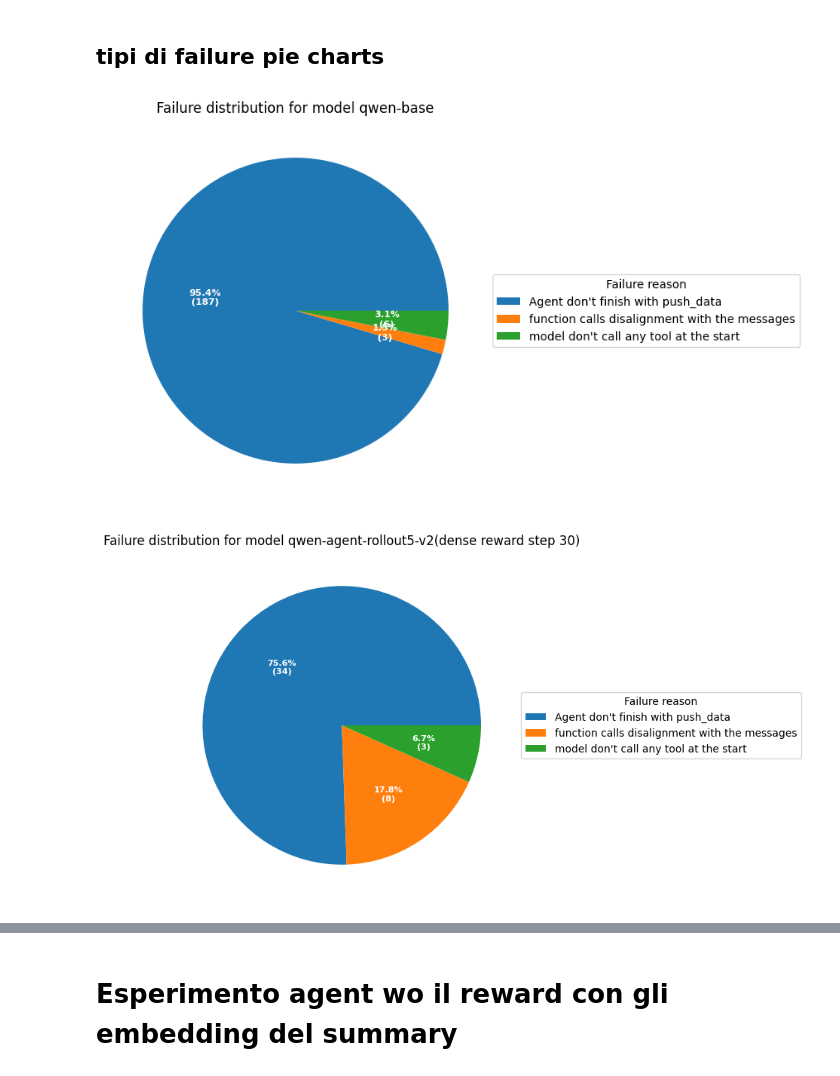
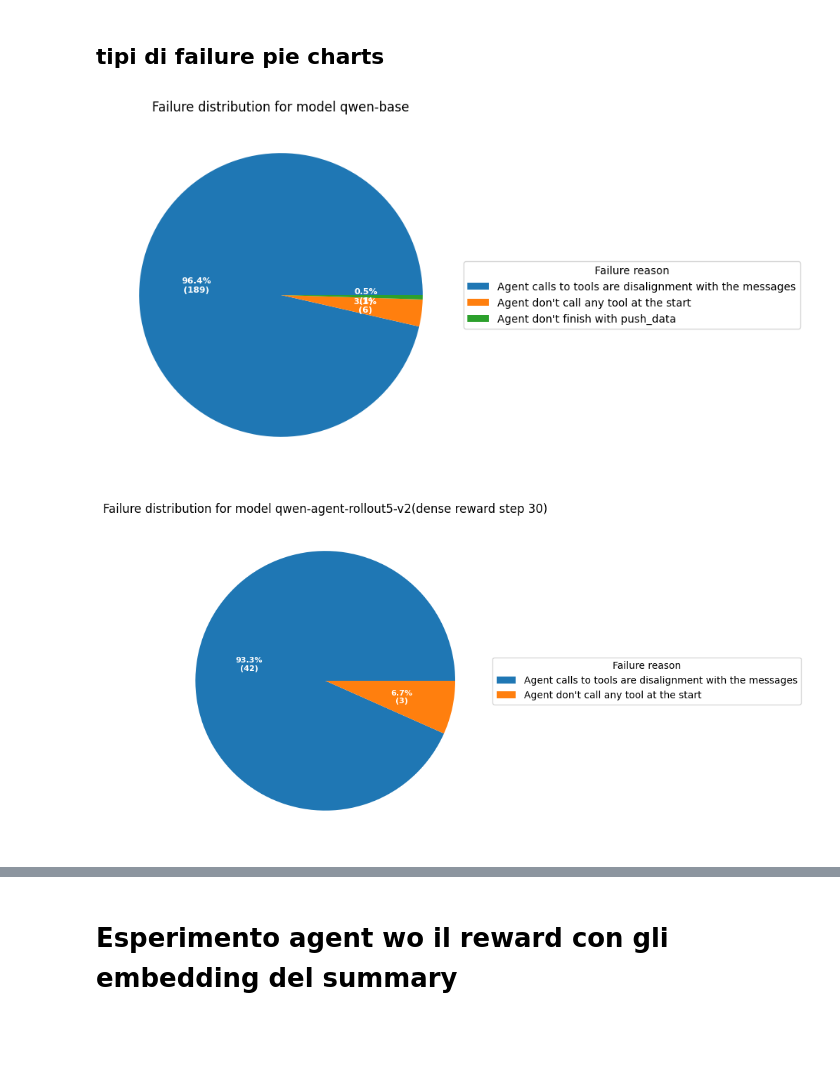
Before and after one commit to Rdm-Nico/SitiBTAgent, a Jupyter notebook: visualization/test_lora_agent.ipynb, the cells around one changed output, grey strips where cells are left out. Cells and saved outputs as stored; diff of their text form; code cells hidden in the pictures; blank space fills up the shorter version.

Commit message:
add other data and change visualization

```diff
--- a/visualization/test_lora_agent.ipynb
+++ b/visualization/test_lora_agent.ipynb
@@ -6,7 +6,7 @@ import numpy as np
 import matplotlib.pyplot as plt
 import matplotlib.cm as cm
 # %%
-RESULT_TOT="../data/training_dataset/results/results_combined_new_model_name.csv"
+RESULT_TOT="../data/training_dataset/results/results_combined_new_model_name_strict.csv"
 colors = cm.tab10.colors
 df = pd.read_csv(RESULT_TOT)
 df['model'].unique()
@@ -50,12 +48,20 @@ CI_group = []
 
 
 for model in models:
-    acc_media = round(df.loc[(df['model'] == model)  ]['tot_acc'].mean(),3)
-    n = len(df)
-    # intervallo di confidenza al 99 %
-    CI = 2.576 * np.sqrt(acc_media * (1- acc_media) / n)
+    g = df.loc[df['model'] == model]
+    acc_media = round(
+          (g['tot_acc'] * g['n_relevant_fields']).sum() / g['n_relevant_fields'].sum(),
+          3
+      )
+    # effective n = total field evaluations (not number of rows)
+    n = g['n_relevant_fields'].sum()
+    # intervallo di confidenza al 90 %
+    CI = 1.645 * np.sqrt(acc_media * (1- acc_media) / n)
     media_group.append(acc_media)
     CI_group.append(CI)
+
+for media,CI in zip(media_group, CI_group):
+        print(f"{media} \t+-{CI}")
 
 plt.figure(figsize=(20,6))
 plt.bar(labels, media_group, yerr=CI_group, color=colors , label=labels)
@@ -139,34 +149,59 @@ plt.legend(loc="upper left", bbox_to_anchor=(1, 1))
 # %% [output]
 <matplotlib.legend.Legend at 0x...>
 [figure]
+# %%
+import ast
+
+def func_failure(row):
+    len_msg = row['L_MESSAGGI']
+    if row['count_function_calls'] != len_msg:
+        if row['count_function_calls'] == 0:
+             return "Agent don't call any tool at the start"
+        return "Agent calls to tools are disalignment with the messages"
+
+
+    # controlliamo che l'ultima function call è push_data:
+    l = ast.literal_eval(row['function_calls'])
+    if l[-1] != 'push_data':
+        return "Agent don't finish with push_data"
+    else:
+        match row['push_data_response']:
+                case True:
+                    return None
+                case '1.0': return "push_data_response is a string"
+                case 'True': return "push_data_response is a string"
+                case 'False': return "Agent put False as params in push_data"
+                case _: return "push_data_response is null"
+
+df['failure_reason_2'] = df.apply(func_failure, axis=1)
 # %% [markdown]
 ## tipi di failure pie charts
 # %%
 # pei chart sulle tipologie di failure
 
 for model,label in zip(models,labels):
     fig, ax = plt.subplots(figsize=(20, 6), subplot_kw=dict(aspect="equal"))
 
 
     def func(pct,all):
         absolute = int(np.round(pct/100.*np.sum(all)))
         return f"{pct:.1f}%\n({absolute})"
 
-    dict_results = dict(df.loc[df['model'] == model].groupby(['failure_reason'])['REF_INDICE'].count())
+    dict_results = dict(df.loc[df['model'] == model].groupby(['failure_reason_2'])['REF_INDICE'].count())
     data = dict_results.values()
     labels = dict_results.keys()
     wedges, texts, autotexts = ax.pie(data, autopct=lambda pct: func(pct,list(data)),
                                       textprops=dict(color="w"))
 
     ax.legend(wedges,labels,
               title="Failure reason",
               loc="center left",
               bbox_to_anchor=(1, 0, 0.5, 1))
 
     plt.setp(autotexts, size=8, weight="bold")
 
     ax.set_title(f"Failure distribution for model {label}")
     plt.show()
 # %% [output]
-[figure, old version]
+[figure, new version]
-[figure, old version]
+[figure, new version]
```
Also changed, not shown: parts of 3 cells of this notebook, 5 other files.
